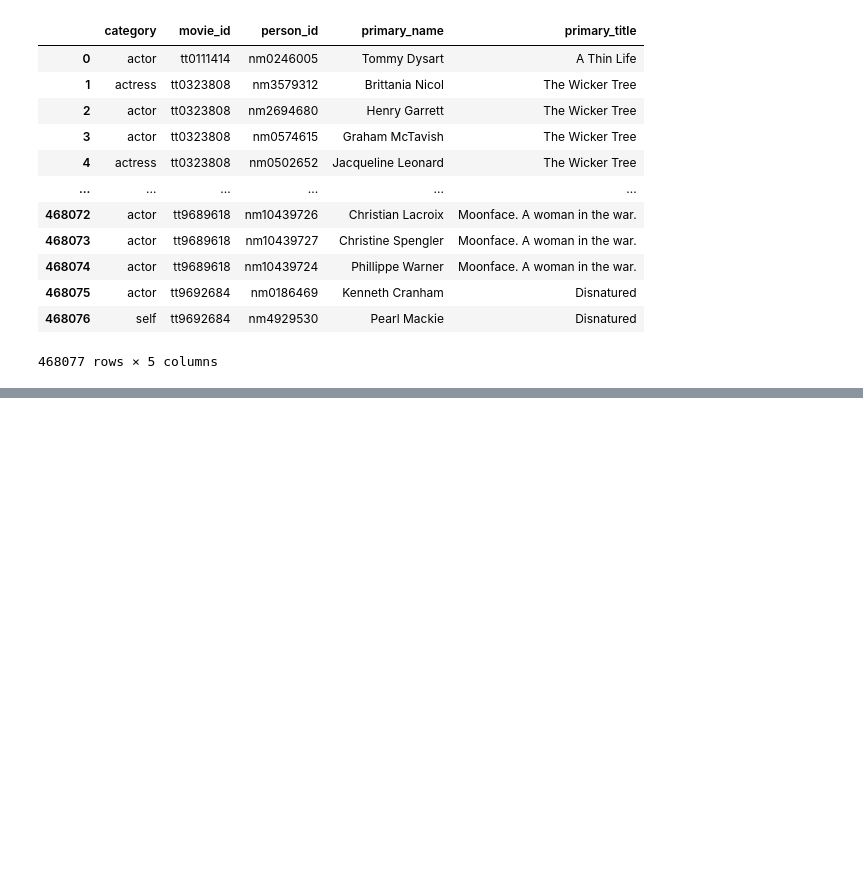
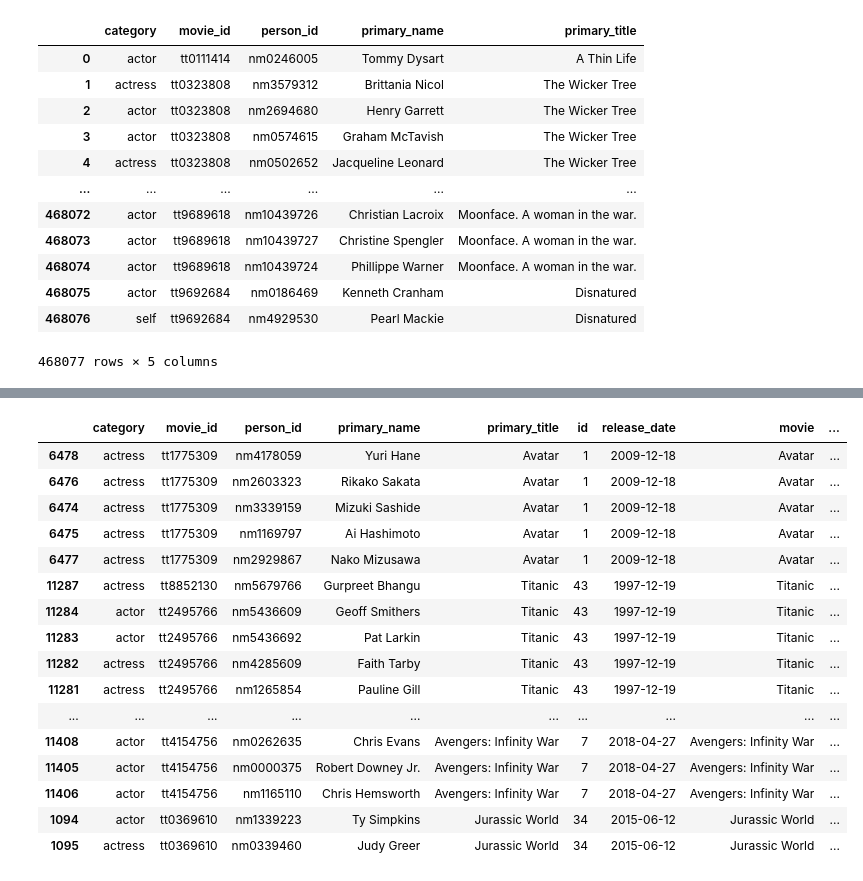
Before and after one commit to mitchallison2/Microsoft-Movie-Project, a Jupyter notebook: brendas_datacleaning_actor_relationship .ipynb, the cells around one changed output, grey strips where cells are left out. Saved outputs shown, nothing was run; the diff lists cells and outputs as text; code cells hidden in the pictures; blank space fills up the shorter version.

Commit message:
updates to actor specific notebook

```diff
--- a/brendas_datacleaning_actor_relationship .ipynb
+++ b/brendas_datacleaning_actor_relationship .ipynb
@@ -11,0 +76,4 @@ import sqlite3
+# %%
+TheNumbers['calendar_day'] = TheNumbers['release_date'].astype(str)
+# %%
+TheNumbers['calendar_day'][0] = TheNumbers['calendar_day'][0][-5:]
@@ -11,0 +85,9 @@ import sqlite3
+# %%
+pd.options.mode.chained_assignment = None  # default='warn'
+
+for date in TheNumbers['calendar_day']:
+    TheNumbers['calendar_day'][date] = TheNumbers['calendar_day'][date][-5:]
+
+    df.loc[df.A > 5, 'B']
+
+#[TheNumbers['calendar_day'][date][-5:] for TheNumbers['calendar_day'][date] in TheNumbers['calendar_day'] ]
@@ -65,3 +186,10 @@ actors
 | 468075 | actor | tt9692684 | nm0186469 | Kenneth Cranham | Disnatured |
 | 468076 | self | tt9692684 | nm4929530 | Pearl Mackie | Disnatured |
 468077 rows × 5 columns
+# %%
+actors_df = pd.merge(actors,
+                  TheNumbers,
+                  left_on='primary_title',
+                  right_on='movie')
+
+actors_df
@@ -67,0 +210,21 @@ actors
+# %%
+actors_df.sort_values(by='worldwide_profit', ascending=False, inplace=True)
+actors_df.head(25)
+# %% [output]
+|  | category | movie_id | person_id | primary_name | primary_title | id | release_date | movie | ... |
+| 6478 | actress | tt1775309 | nm4178059 | Yuri Hane | Avatar | 1 | 2009-12-18 | Avatar | ... |
+| 6476 | actress | tt1775309 | nm2603323 | Rikako Sakata | Avatar | 1 | 2009-12-18 | Avatar | ... |
+| 6474 | actress | tt1775309 | nm3339159 | Mizuki Sashide | Avatar | 1 | 2009-12-18 | Avatar | ... |
+| 6475 | actress | tt1775309 | nm1169797 | Ai Hashimoto | Avatar | 1 | 2009-12-18 | Avatar | ... |
+| 6477 | actress | tt1775309 | nm2929867 | Nako Mizusawa | Avatar | 1 | 2009-12-18 | Avatar | ... |
+| 11287 | actress | tt8852130 | nm5679766 | Gurpreet Bhangu | Titanic | 43 | 1997-12-19 | Titanic | ... |
+| 11284 | actor | tt2495766 | nm5436609 | Geoff Smithers | Titanic | 43 | 1997-12-19 | Titanic | ... |
+| 11283 | actor | tt2495766 | nm5436692 | Pat Larkin | Titanic | 43 | 1997-12-19 | Titanic | ... |
+| 11282 | actress | tt2495766 | nm4285609 | Faith Tarby | Titanic | 43 | 1997-12-19 | Titanic | ... |
+| 11281 | actress | tt2495766 | nm1265854 | Pauline Gill | Titanic | 43 | 1997-12-19 | Titanic | ... |
+| ... | ... | ... | ... | ... | ... | ... | ... | ... | ... |
+| 11408 | actor | tt4154756 | nm0262635 | Chris Evans | Avengers: Infinity War | 7 | 2018-04-27 | Avengers: Infinity War | ... |
+| 11405 | actor | tt4154756 | nm0000375 | Robert Downey Jr. | Avengers: Infinity War | 7 | 2018-04-27 | Avengers: Infinity War | ... |
+| 11406 | actor | tt4154756 | nm1165110 | Chris Hemsworth | Avengers: Infinity War | 7 | 2018-04-27 | Avengers: Infinity War | ... |
+| 1094 | actor | tt0369610 | nm1339223 | Ty Simpkins | Jurassic World | 34 | 2015-06-12 | Jurassic World | ... |
+| 1095 | actress | tt0369610 | nm0339460 | Judy Greer | Jurassic World | 34 | 2015-06-12 | Jurassic World | ... |
```
Also changed, not shown: parts of 30 cells of this notebook.
